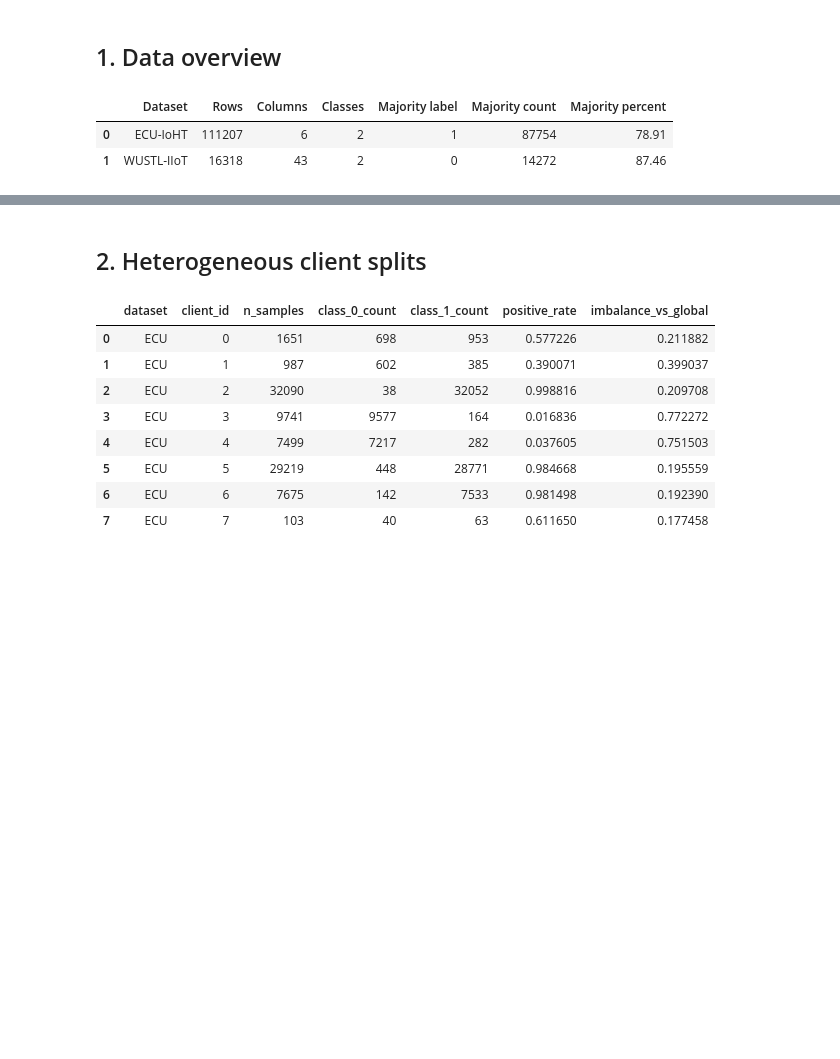
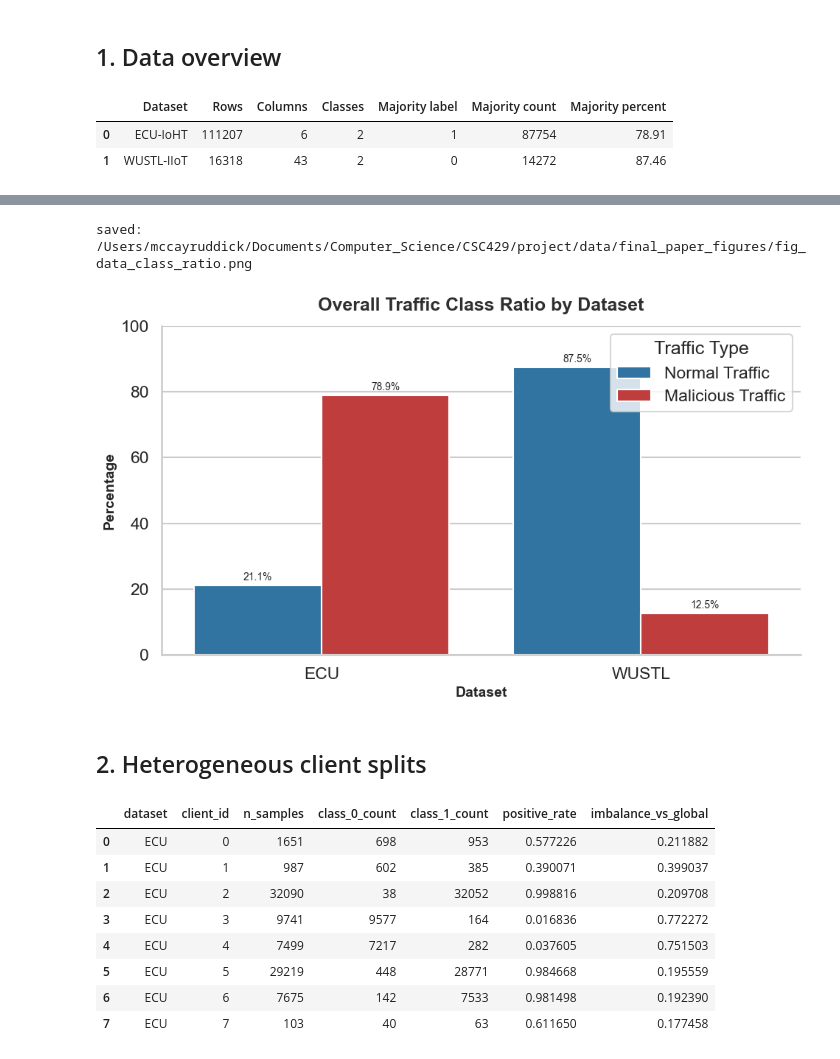
Before and after one commit to Mcray3000/CSC429, a Jupyter notebook: project/data/final_paper_figures_notebook.ipynb, the cells around one changed output, grey strips where cells are left out. Drawn from its saved outputs; the diff is of its cells as text; code cells hidden in the pictures; blank space fills up the shorter version.

Commit message:
feat: add ratio figure

```diff
--- a/project/data/final_paper_figures_notebook.ipynb
+++ b/project/data/final_paper_figures_notebook.ipynb
@@ -184,4 +184,65 @@ saved: /Users/jessalencaster/CS/CSC-429/CSC429/project/data/final_paper_figures/
 [figure]
+# %%
+def plot_overall_class_distribution(datasets: dict, label_col: str = LABEL_COL):
+    rows = []
+
+    for dataset_name, df in datasets.items():
+        counts = df[label_col].value_counts().sort_index()
+
+        normal_count = counts.get(0, 0)
+        malicious_count = counts.get(1, 0)
+        total = normal_count + malicious_count
+
+        normal_pct = (normal_count / total * 100) if total > 0 else 0
+        malicious_pct = (malicious_count / total * 100) if total > 0 else 0
+
+        rows.append({
+            "dataset": dataset_name,
+            "traffic_type": "Normal Traffic",
+            "percent": normal_pct
+        })
+
+        rows.append({
+            "dataset": dataset_name,
+            "traffic_type": "Malicious Traffic",
+            "percent": malicious_pct
+        })
+
+    plot_df = pd.DataFrame(rows)
+
+    plt.figure(figsize=(10, 6))
+    ax = sns.barplot(
+        data=plot_df,
+        x="dataset",
+        y="percent",
+        hue="traffic_type",
+        palette=[COLOR_NORMAL, COLOR_MALICIOUS],
+    )
+
+    ax.set_title(
+        "Overall Traffic Class Ratio by Dataset",
+        fontsize=18,
+        weight="bold",
+        color=COLOR_DARK,
+        pad=15
+    )
+    ax.set_xlabel("Dataset", fontsize=14, weight="bold")
+    ax.set_ylabel("Percentage", fontsize=14, weight="bold")
+    ax.set_ylim(0, 100)
+    ax.legend(title="Traffic Type", frameon=True)
+
+    for container in ax.containers:
+        ax.bar_label(container, fmt="%.1f%%", padding=3, fontsize=10)
+
+    sns.despine()
+    plt.tight_layout()
+    savefig("fig_data_class_ratio.png")
+    plt.show()
+
+plot_overall_class_distribution({"ECU": ecu_df, "WUSTL": wustl_df})
+# %% [output]
+saved: /Users/mccayruddick/Documents/Computer_Science/CSC429/project/data/final_paper_figures/fig_data_class_ratio.png
+[figure, added]
 # %% [markdown]
 ## 2. Heterogeneous client splits
 # %%
```
Also changed, not shown: parts of 9 cells of this notebook.
